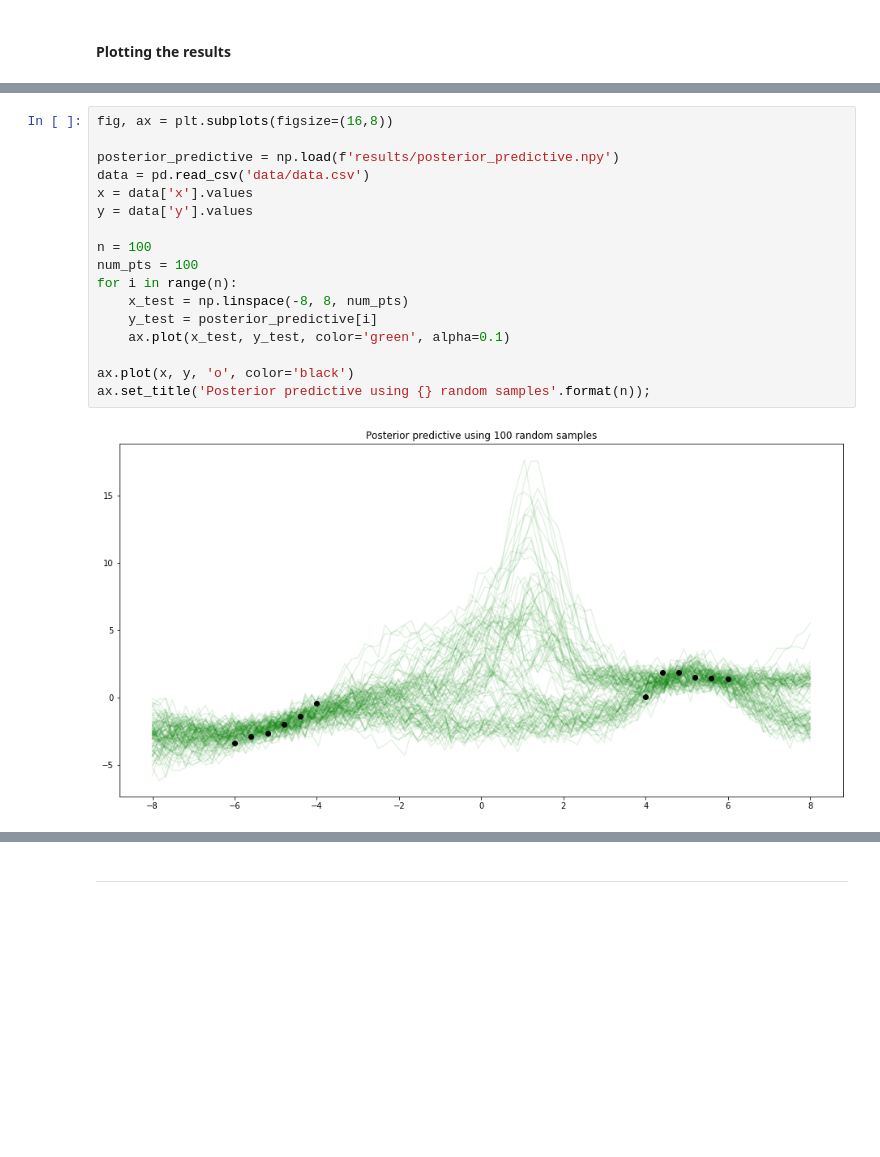
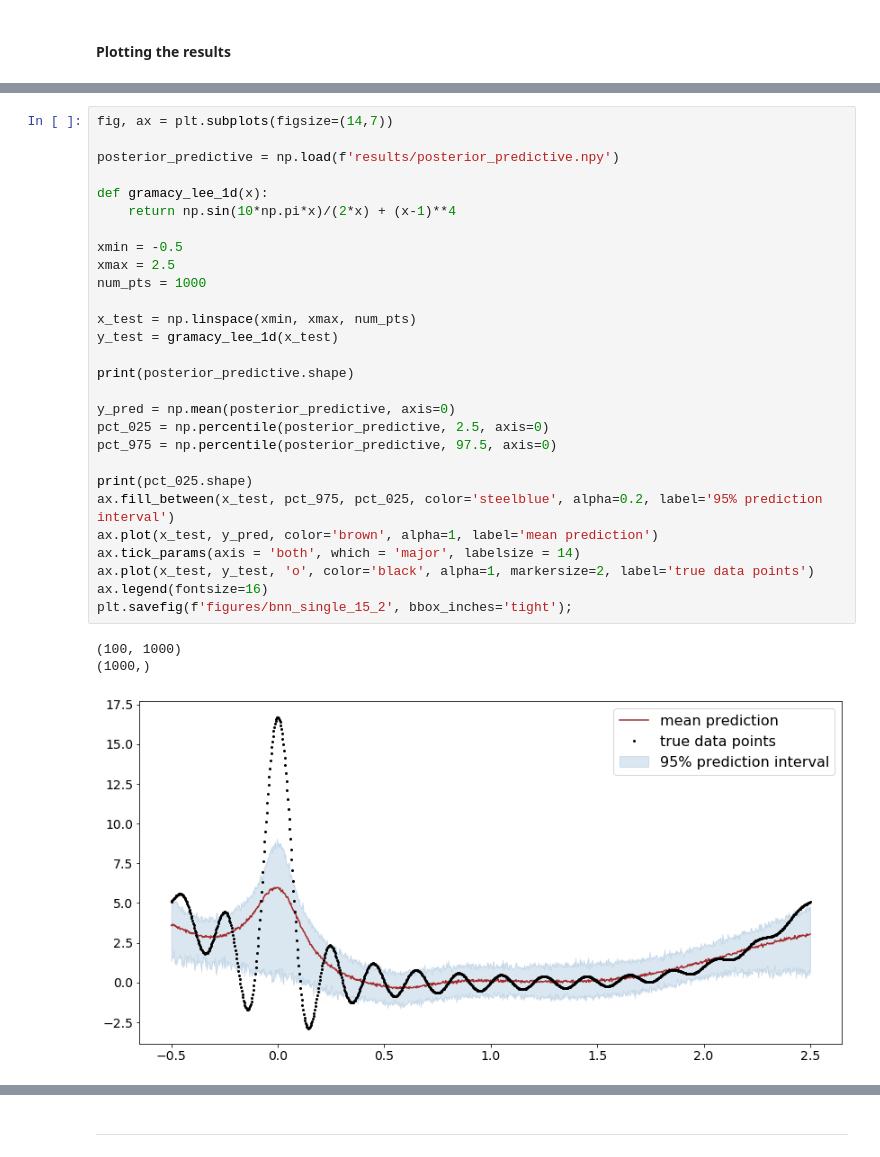
Before and after one commit to rachelmoon290/cs289-evolutionary-sampling, a Jupyter notebook: bayesian_neural_network.ipynb, the cells around one changed output, grey strips where cells are left out. Saved outputs shown, nothing was run; the diff lists cells and outputs as text; blank space fills up the shorter version.

```diff
--- a/bayesian_neural_network.ipynb
+++ b/bayesian_neural_network.ipynb
@@ -64,19 +59,32 @@ fig.tight_layout()
-# %%
-fig, ax = plt.subplots(figsize=(16,8))
-
-posterior_predictive = np.load(f'results/posterior_predictive.npy')
-data = pd.read_csv('data/data.csv')
-x = data['x'].values
-y = data['y'].values
-
-n = 100
-num_pts = 100
-for i in range(n):
-    x_test = np.linspace(-8, 8, num_pts)
-    y_test = posterior_predictive[i]
-    ax.plot(x_test, y_test, color='green', alpha=0.1)
-
-ax.plot(x, y, 'o', color='black')
-ax.set_title('Posterior predictive using {} random samples'.format(n));
-# %% [output]
-[figure, removed]
+# %%
+fig, ax = plt.subplots(figsize=(14,7))
+
+posterior_predictive = np.load(f'results/posterior_predictive.npy')
+
+def gramacy_lee_1d(x):
+    return np.sin(10*np.pi*x)/(2*x) + (x-1)**4
+
+xmin = -0.5
+xmax = 2.5
+num_pts = 1000
+
+x_test = np.linspace(xmin, xmax, num_pts)
+y_test = gramacy_lee_1d(x_test)
+
+print(posterior_predictive.shape)
+
+y_pred = np.mean(posterior_predictive, axis=0)
+pct_025 = np.percentile(posterior_predictive, 2.5, axis=0)
+pct_975 = np.percentile(posterior_predictive, 97.5, axis=0)
+
+print(pct_025.shape)
+ax.fill_between(x_test, pct_975, pct_025, color='steelblue', alpha=0.2, label='95% prediction interval')
+ax.plot(x_test, y_pred, color='brown', alpha=1, label='mean prediction')
+ax.tick_params(axis = 'both', which = 'major', labelsize = 14)
+ax.plot(x_test, y_test, 'o', color='black', alpha=1, markersize=2, label='true data points')
+ax.legend(fontsize=16)
+plt.savefig(f'figures/bnn_single_15_2', bbox_inches='tight');
+# %% [output]
+(100, 1000)
+(1000,)
+[figure, added]
```
Also changed, not shown: parts of 6 cells of this notebook, 1 other file.
